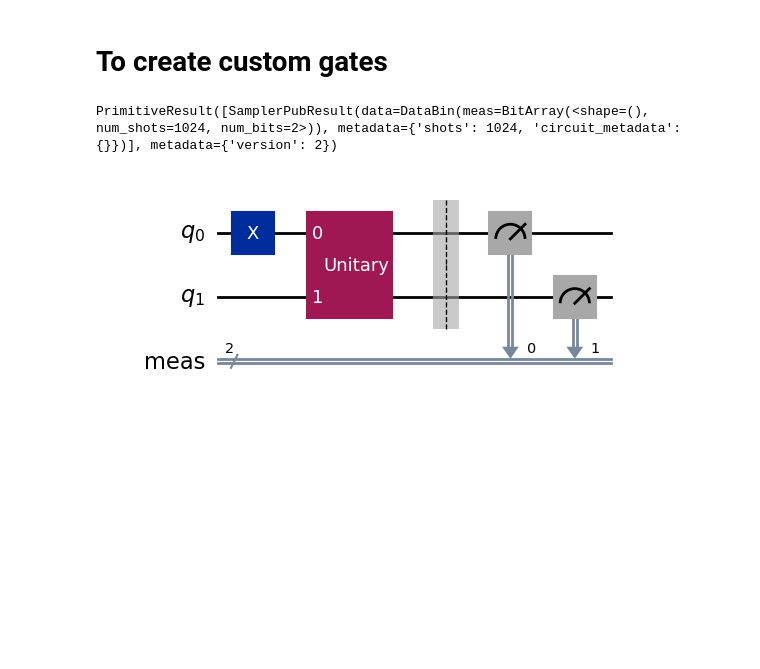
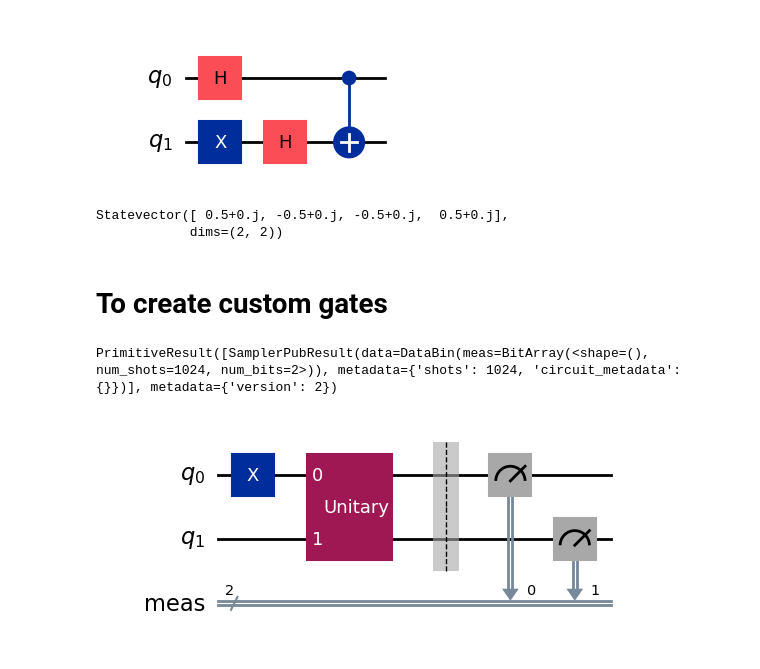
Before and after one commit to Mait-Sark/Quantum-Computing-Lab, a Jupyter notebook: Notebooks/Lab 02/Custom_gates.ipynb, the cells around one changed output. Cells and saved outputs as stored; diff of their text form; code cells hidden in the pictures; blank space fills up the shorter version.

```diff
--- a/Notebooks/Lab 02/Custom_gates.ipynb
+++ b/Notebooks/Lab 02/Custom_gates.ipynb
@@ -11,3 +29,23 @@ from qiskit.visualization import plot_histogram
+# %%
+qc=QuantumCircuit(2)
+qc.x(1)
+# qc.h(0)
+qc.h(0)
+qc.h(1)
+# qc.cz(0,1)
+qc.cx(0,1)
+# qc.h(0)
+# qc.h(1)
+# qc.cp(3.14/2,0,1)
+
+qc.draw('mpl')
+# %% [output]
+[figure, added]
+# %%
+Statevector(qc)
+# %% [output]
+Statevector([ 0.5+0.j, -0.5+0.j, -0.5+0.j,  0.5+0.j],
+            dims=(2, 2))
 # %% [markdown]
 # To create custom gates
 # %%
```
Also changed, not shown: parts of 5 cells of this notebook.
